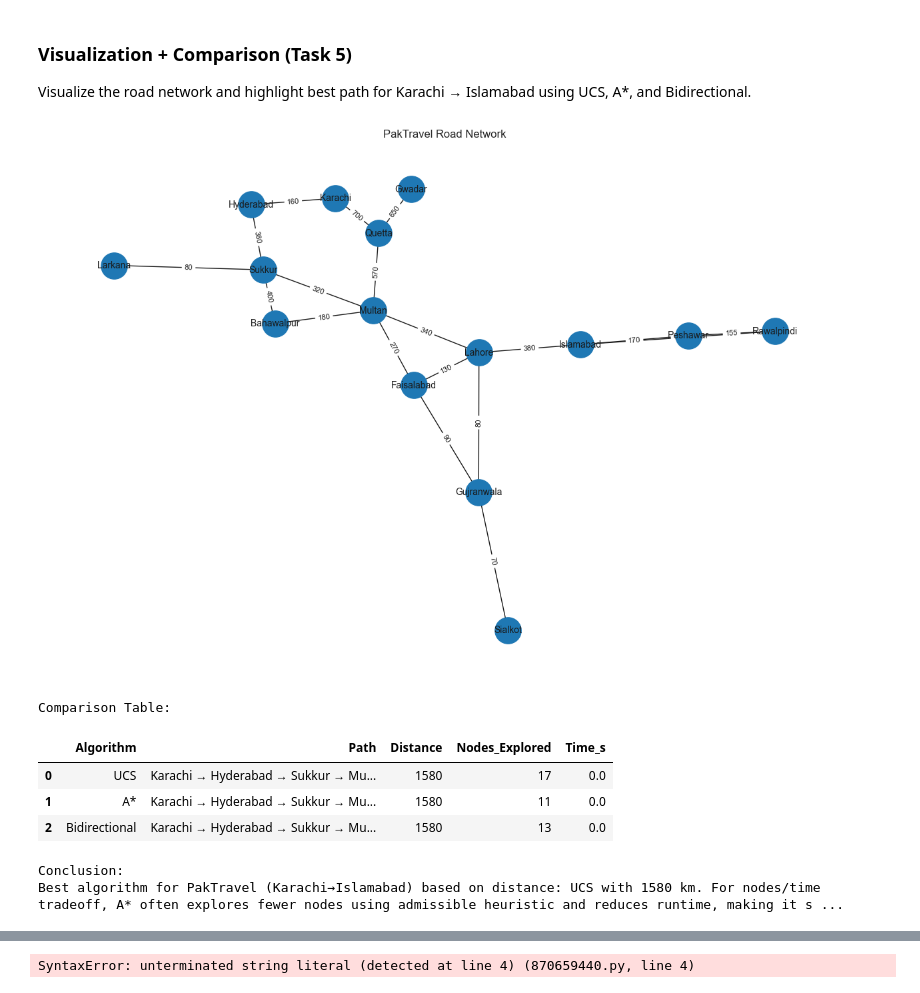
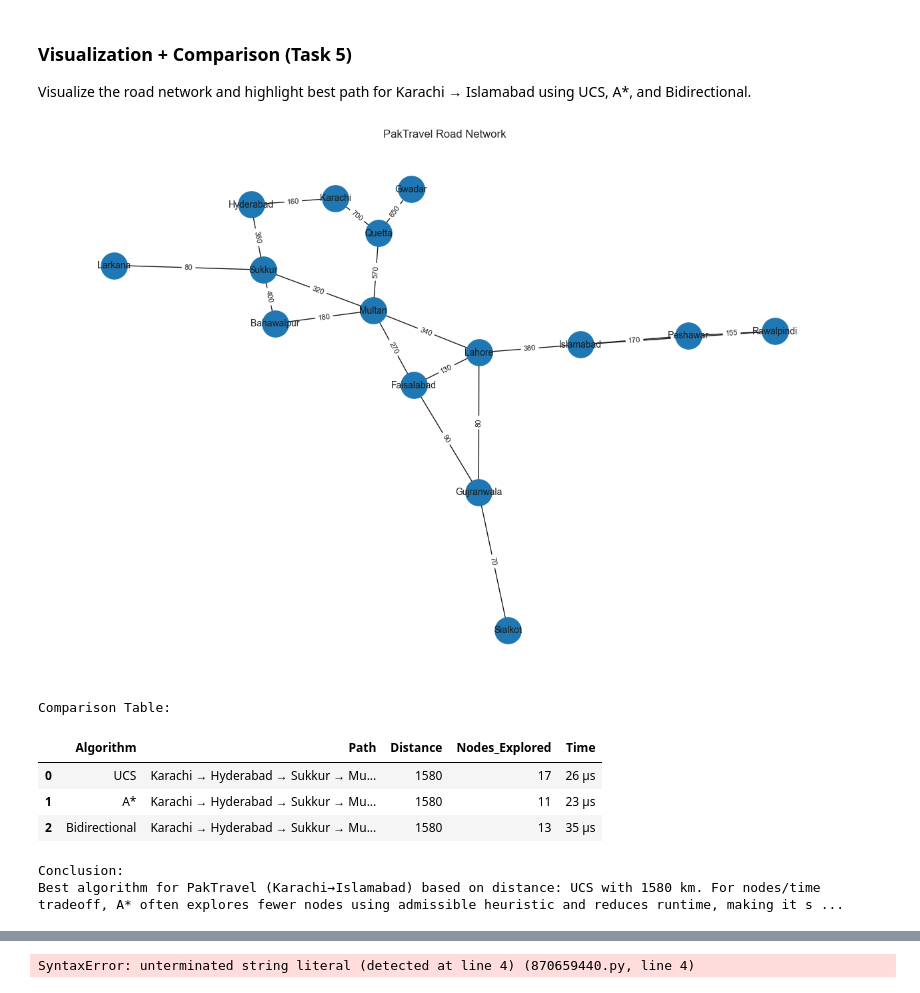
Before and after one commit to rafaysaleem0308/PakTravel-AI-System, a Jupyter notebook: PakTravel_AI_System.ipynb, the cells around one changed output, grey strips where cells are left out. Cells and saved outputs as stored; diff of their text form; code cells hidden in the pictures.

Commit message:
Improve route timing display and README

```diff
--- a/PakTravel_AI_System.ipynb
+++ b/PakTravel_AI_System.ipynb
@@ -60,6 +60,13 @@ from sklearn.metrics import accuracy_score, precision_score, recall_score, f1_sc
 from sklearn.cluster import KMeans
 from IPython.display import display
 
+def format_duration(seconds):
+    """Format short route timings in a human-friendly way."""
+    milliseconds = seconds * 1000
+    if milliseconds < 1:
+        return f'{seconds * 1_000_000:.0f} µs'
+    return f'{milliseconds:.3f} ms'
+
 # AIMA logic imports with graceful fallback
 # Load directly from the local logic.py file to avoid unresolved import warnings.
 aima_available = False
@@ -408,36 +415,36 @@ Visualize the road network and highlight best path for Karachi → Islamabad usi
 # %%
 # Run the three algorithms for Karachi -> Islamabad
 s,g='Karachi','Islamabad'
 ucs_p,ucs_c,_,ucs_nodes,ucs_t = uniform_cost_search(G,s,g)
 astar_p,astar_c,_,astar_nodes,astar_t = astar_search(G,s,g,HEURISTIC_TO_ISB)
 bi_p,bi_c,_,bi_nodes,bi_t = bidirectional_search(G,s,g)
 algos=[('UCS',ucs_p,ucs_c,ucs_nodes,ucs_t),('A*',astar_p,astar_c,astar_nodes,astar_t),('Bidirectional',bi_p,bi_c,bi_nodes,bi_t)]
 # Build networkx graph for visualization
 nxG=nx.Graph()
 for a,b,d in EDGES:
     nxG.add_edge(a,b,weight=d)
 pos = nx.spring_layout(nxG, seed=42)
 plt.figure(figsize=(12,8))
 nx.draw(nxG, pos, with_labels=True, node_size=800, font_size=10)
 labels = nx.get_edge_attributes(nxG,'weight')
 nx.draw_networkx_edge_labels(nxG,pos,edge_labels=labels,font_size=8)
 plt.title('PakTravel Road Network')
 plt.show()
 
 # Highlight best path (choose shortest distance among algorithms)
 best = min(algos, key=lambda x: x[2] if x[1] else float('inf'))
 print('Comparison Table:')
-df_comp = pd.DataFrame([{'Algorithm':a,'Path':(' → '.join(p) if p else ''),'Distance':d,'Nodes_Explored':n,'Time_s':round(t,4)} for a,p,d,n,t in algos])
+df_comp = pd.DataFrame([{'Algorithm':a,'Path':(' → '.join(p) if p else ''),'Distance':d,'Nodes_Explored':n,'Time':format_duration(t)} for a,p,d,n,t in algos])
 display(df_comp)
 print('\nConclusion:')
 print(f"Best algorithm for PakTravel (Karachi→Islamabad) based on distance: {best[0]} with {best[2]} km. For nodes/time tradeoff, A* often explores fewer nodes using admissible heuristic and reduces runtime, making it suitable for PakTravel where quick decisions matter.")
 # %% [output]
 [figure]
 Comparison Table:
-|  | Algorithm | Path | Distance | Nodes_Explored | Time_s |
-| 0 | UCS | Karachi → Hyderabad → Sukkur → Mu... | 1580 | 17 | 0.0 |
-| 1 | A* | Karachi → Hyderabad → Sukkur → Mu... | 1580 | 11 | 0.0 |
-| 2 | Bidirectional | Karachi → Hyderabad → Sukkur → Mu... | 1580 | 13 | 0.0 |
+|  | Algorithm | Path | Distance | Nodes_Explored | Time |
+| 0 | UCS | Karachi → Hyderabad → Sukkur → Mu... | 1580 | 17 | 26 µs |
+| 1 | A* | Karachi → Hyderabad → Sukkur → Mu... | 1580 | 11 | 23 µs |
+| 2 | Bidirectional | Karachi → Hyderabad → Sukkur → Mu... | 1580 | 13 | 35 µs |
 Conclusion:
 Best algorithm for PakTravel (Karachi→Islamabad) based on distance: UCS with 1580 km. For nodes/time tradeoff, A* often explores fewer nodes using admissible heuristic and reduces runtime, making it s ...
 # %%
```
Also changed, not shown: parts of 4 cells of this notebook, 1 other file.
